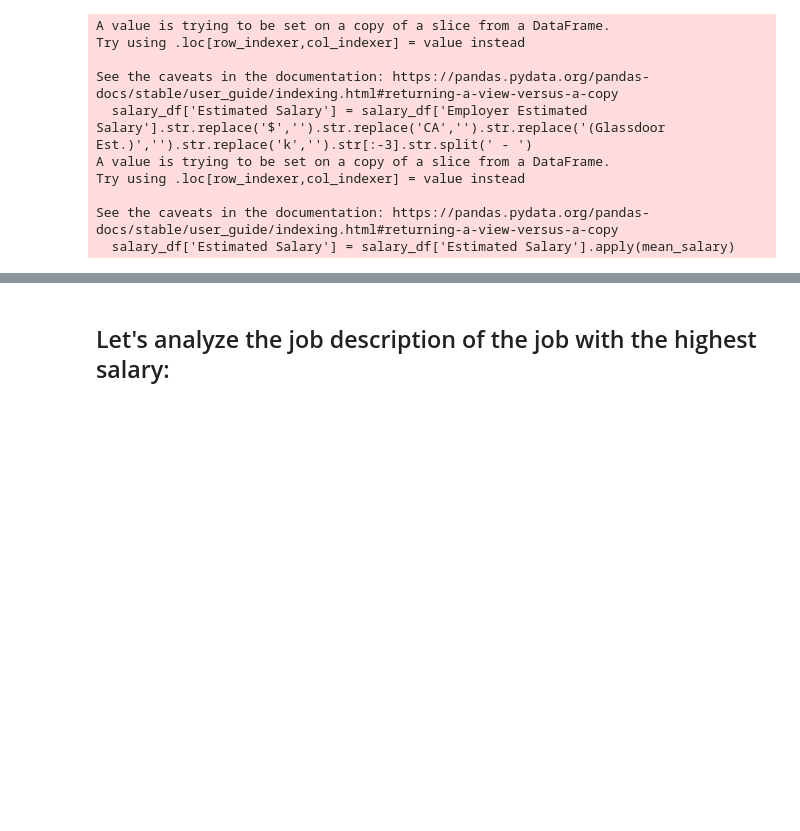
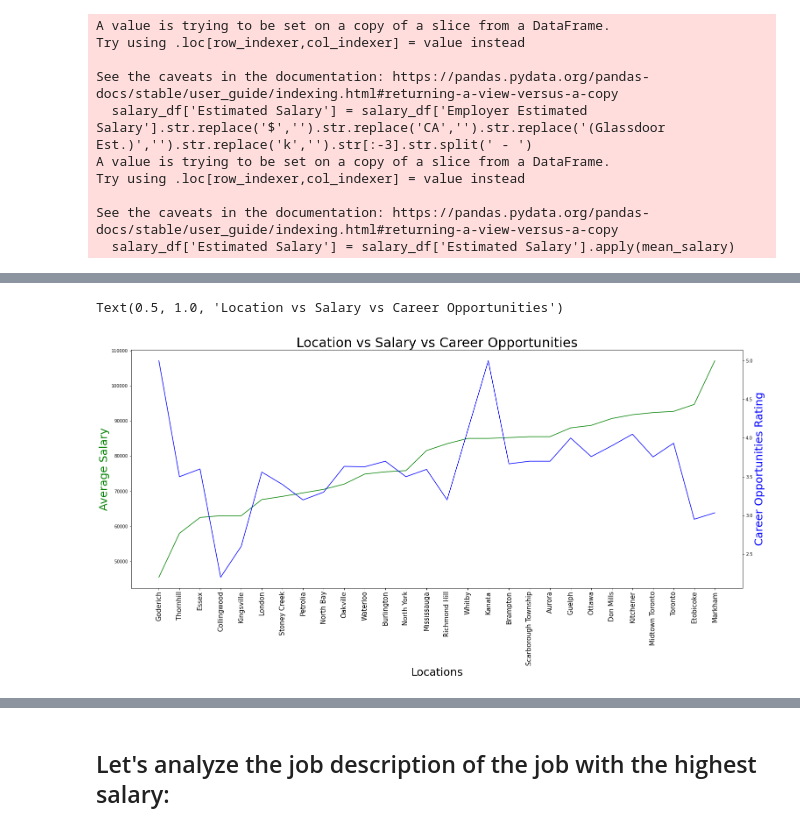
Before and after one commit to rlllam/Glassfloor, a Jupyter notebook: Glassdoor analysis/glassdoor analysis.ipynb, the cells around one changed output, grey strips where cells are left out. Drawn from its saved outputs; the diff is of its cells as text; code cells hidden in the pictures; blank space fills up the shorter version.

```diff
--- a/Glassdoor analysis/glassdoor analysis.ipynb
+++ b/Glassdoor analysis/glassdoor analysis.ipynb
@@ -192,3 +192,21 @@ Text(0.5, 1.0, 'Location vs Estimated Salary')
+# %%
+loc_group = salary_df.groupby('Location').mean().sort_values('Estimated Salary')
+locations = loc_group.index
+
+fig, ax1 = plt.subplots(figsize=(25,10))
+
+ax2 = ax1.twinx()
+ax1.plot(locations, loc_group['Estimated Salary'], color='g')
+ax2.plot(locations, loc_group['Career Opportunitie'], color='b')
+
+ax1.set_xlabel('Locations', size=25)
+ax1.set_ylabel('Average Salary', color='g', size=25)
+ax2.set_ylabel('Career Opportunities Rating', color='b', size=25)
+ax1.set_xticklabels(locations, rotation='vertical', size=15)
+plt.title('Location vs Salary vs Career Opportunities', size=30)
+# %% [output]
+Text(0.5, 1.0, 'Location vs Salary vs Career Opportunities')
+[figure, added]
 # %%
 company_group = salary_df.groupby('Company').mean().sort_values('Estimated Salary')
 locations = company_group.index
```
Also changed, not shown: parts of 3 cells of this notebook.
